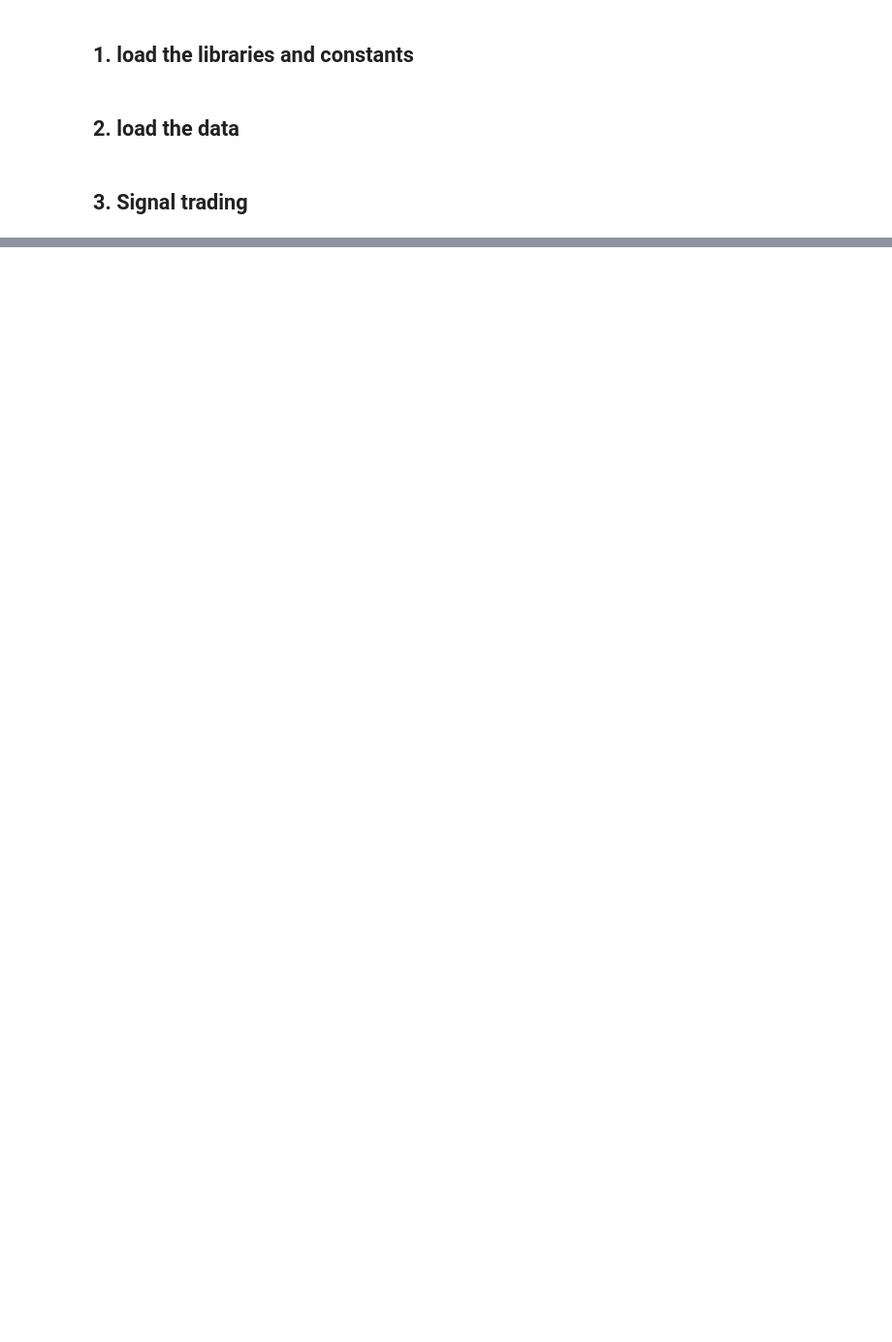
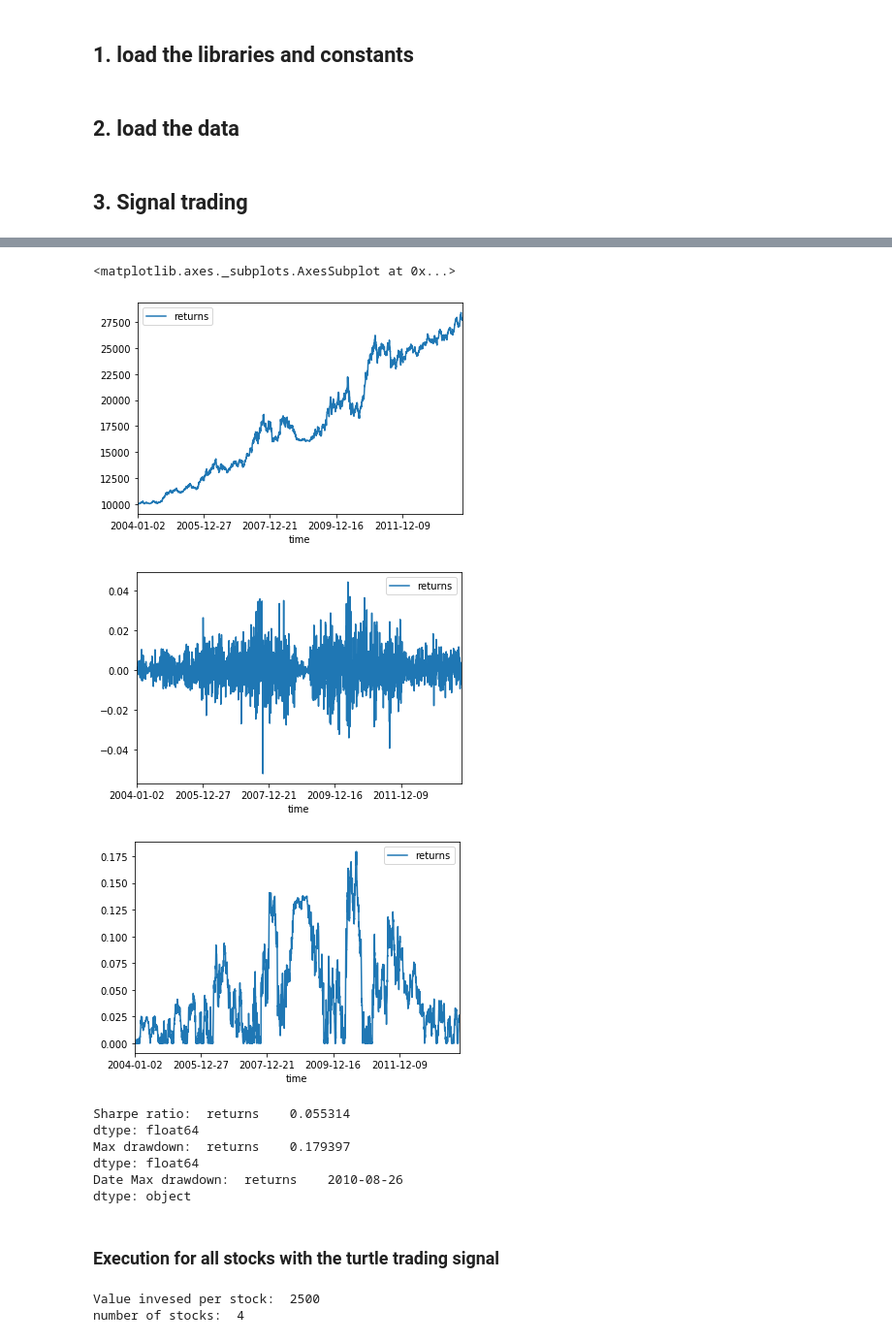
Before and after one commit to PierreNowi/cs230-project, a Jupyter notebook: signal-trading.ipynb, the cells around one changed output, grey strips where cells are left out. Shown at 97% size. Drawn from its saved outputs; the diff is of its cells as text; code cells hidden in the pictures; blank space fills up the shorter version.

```diff
--- a/signal-trading.ipynb
+++ b/signal-trading.ipynb
@@ -407,0 +280,12 @@ df_return.plot()
+# %%
+# Multiple execution - moving average signal
+NB_STOCKS = df_desc[df_desc['TYPE'] == 'Equity'].shape[0]
+invest = INVESTMENT // NB_STOCKS# slipt the amount invested
+print('Value invesed per stock: ',invest)
+out  = [ buy_stock(df_data["-".join([isin,"P"])],
+                   df_signal_ma["-".join([isin,"FMA"])],transac_costs=TRANSACTION_COSTS,
+                   initial_money=invest, verbose = False) for isin in df_desc[df_desc['TYPE'] == 'Equity'].index ]
+print('number of stocks: ', len(out))
+
+pd_out = [pd.DataFrame(out[isin_index]['returns_ts'],
+             columns=['time', 'returns']).set_index(['time']) for isin_index in range(len(signal))]
@@ -407,0 +295,5 @@ df_return.plot()
+# %%
+# Output the time series aggregated value of the investement for the x stocks
+pd_out_total = pd.concat(pd_out, axis=1, sort=False).sum(axis=1).to_frame()
+pd_out_total.columns = ['returns']
+pd_out_total.head()
@@ -407,0 +308,41 @@ df_return.plot()
+# %%
+#Plot the value of the returns and the value of the funds.
+pd_out_total.plot()
+pd_out_total.pct_change(1).plot()
+f_drawdown(pd_out_total.pct_change(1)).plot()
+# %% [output]
+<matplotlib.axes._subplots.AxesSubplot at 0x...>
+[figure, added]
+[figure, added]
+[figure, added]
+# %%
+# Metrics
+# Sharpe Ratio
+print('Sharpe ratio: ', sharpe_ratio(pd_out_total.pct_change(1)))
+# Max drawdown
+print('Max drawdown: ', f_drawdown(pd_out_total.pct_change(1)).max())
+print('Date Max drawdown: ', f_drawdown(pd_out_total.pct_change(1)).idxmax())
+# %% [output]
+Sharpe ratio:  returns    0.055314
+dtype: float64
+Max drawdown:  returns    0.179397
+dtype: float64
+Date Max drawdown:  returns    2010-08-26
+dtype: object
+# %% [markdown]
+### Execution for all stocks with the turtle trading signal
+# %%
+# Multiple execution  - turtle signal
+NB_STOCKS = df_desc[df_desc['TYPE'] == 'Equity'].shape[0]
+invest = INVESTMENT // NB_STOCKS# slipt the amount invested
+print('Value invesed per stock: ',invest)
+signal = [buy_stock(df_data["-".join([isin,"P"])],
+                    df_turtle["-".join([isin,"FTURTLE"])],
+                    initial_money=invest,transac_costs=TRANSACTION_COSTS, verbose = False)
+     for isin in df_desc[df_desc['TYPE'] == 'Equity'].index]
+print('number of stocks: ', len(signal))
+pd_signal = [pd.DataFrame(signal[isin_index]['returns_ts'],
+             columns=['time', 'returns']).set_index(['time']) for isin_index in range(len(signal))]
+# %% [output]
+Value invesed per stock:  2500
+number of stocks:  4
```
Also changed, not shown: parts of 46 cells of this notebook, 4 other files.
